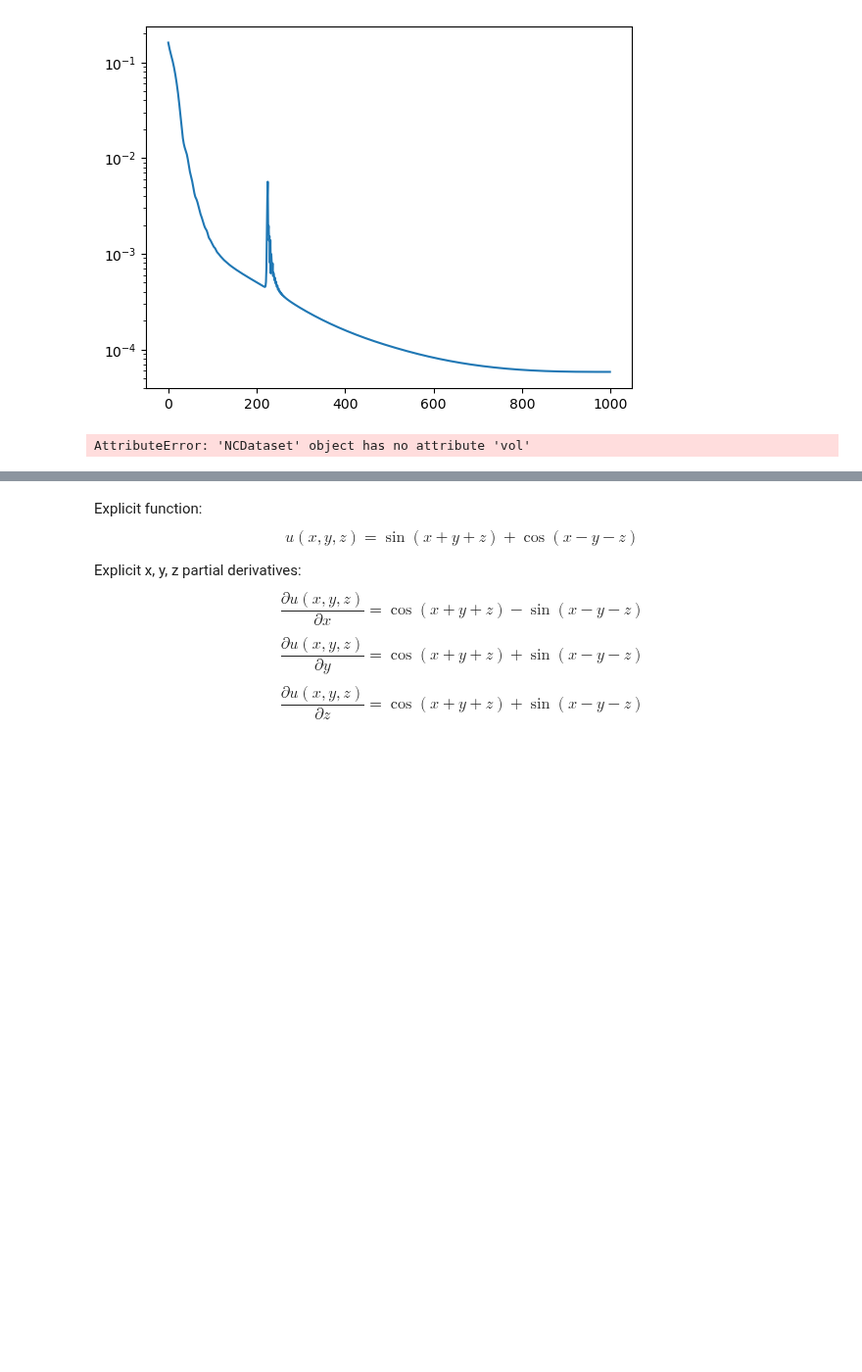
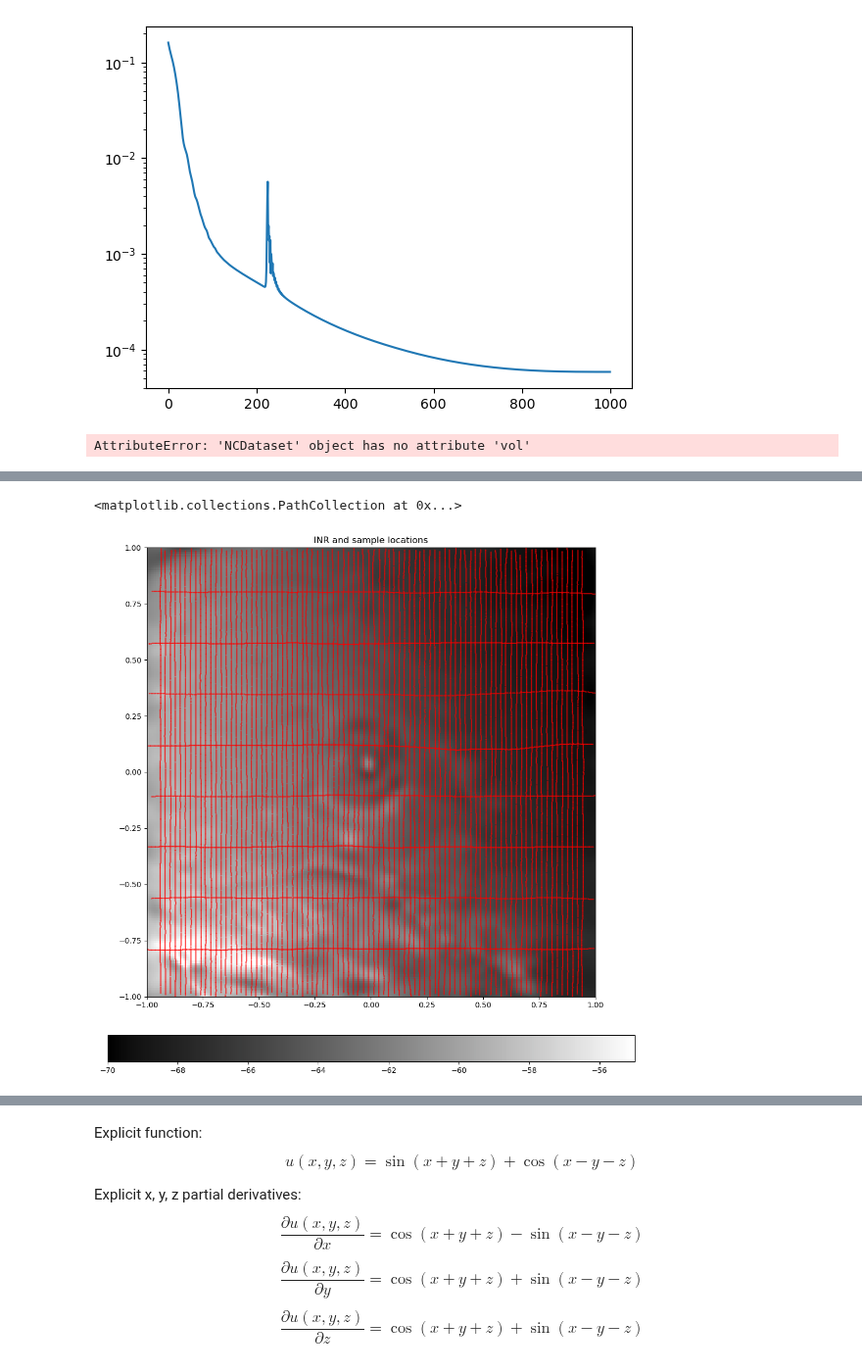
Before and after one commit to LSgeo/ImplicitGeo, a Jupyter notebook: GeoINR3D.ipynb, the cells around one changed output, grey strips where cells are left out. Shown at 98% size. Drawn from its saved outputs; the diff is of its cells as text; code cells hidden in the pictures; blank space fills up the shorter version.

```diff
--- a/GeoINR3D.ipynb
+++ b/GeoINR3D.ipynb
@@ -458,0 +474,16 @@ tensor(-0.4837)
+# %%
+norm = lambda x: ((1 - -1) * ((x - x.min()) / (x.max() - x.min())) - 1)
+
+plt.figure(constrained_layout=True, figsize=(10, 10))
+plt.title(f"INR and sample locations")
+plt.imshow(
+    new_u[:, :, i], extent=[-x_r * xy_mod, x_r * xy_mod, -y_r * xy_mod, y_r * xy_mod],
+    **ax_args
+)
+plt.colorbar(orientation="horizontal")
+x = dataset.coords[:, :, 0].squeeze().numpy()
+y = dataset.coords[:, :, 1].squeeze().numpy()
+plt.scatter(norm(x), norm(y), s=0.1, c='r')
+# %% [output]
+<matplotlib.collections.PathCollection at 0x...>
+[figure, added]
```
Also changed, not shown: parts of 11 cells of this notebook.
